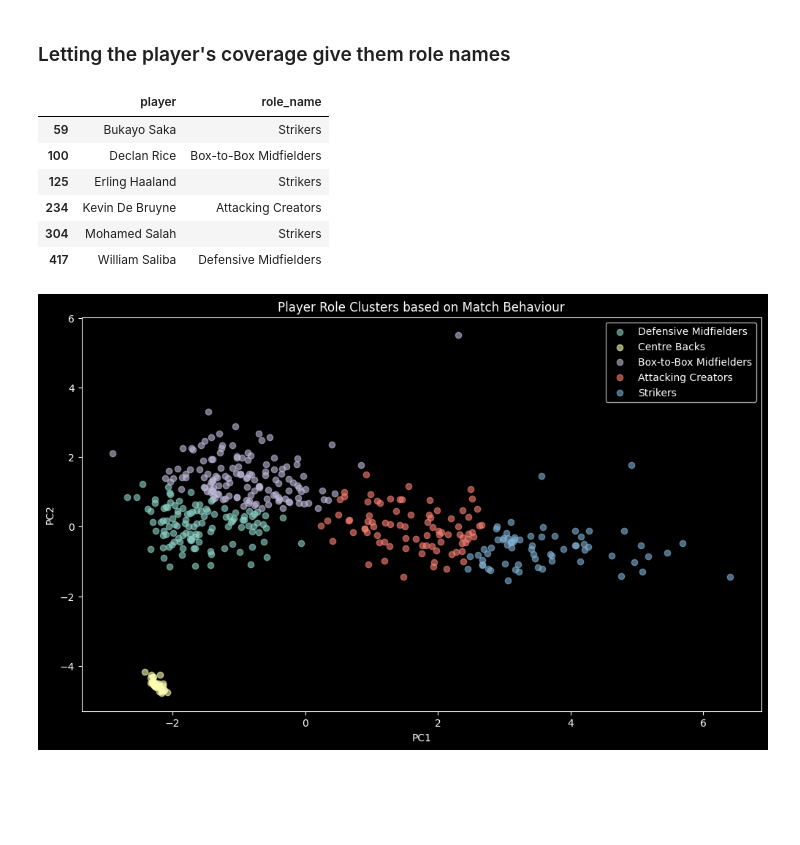
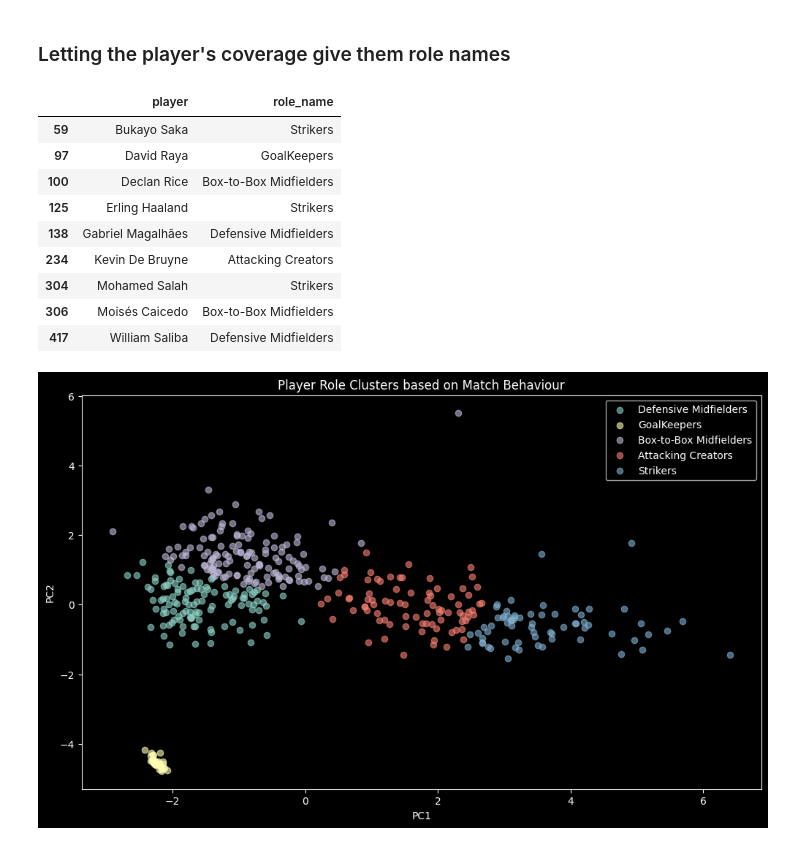
Before and after one commit to Matre5/player-role-profiler, a Jupyter notebook: notebooks/01_player_role_geometry.ipynb, the cells around one changed output. Saved outputs shown, nothing was run; the diff lists cells and outputs as text; code cells hidden in the pictures; blank space fills up the shorter version.

```diff
--- a/notebooks/01_player_role_geometry.ipynb
+++ b/notebooks/01_player_role_geometry.ipynb
@@ -820,7 +820,7 @@ cluster_profile
 role_labels = {
     0: "Attacking Creators",
     1: "Defensive Midfielders",
-    2: "Centre Backs",
+    2: "GoalKeepers",
     3: "Box-to-Box Midfielders",
     4: "Strikers"
 }
@@ -828,20 +828,23 @@ role_labels = {
 pca_df["role_name"] = pca_df["role_cluster"].map(role_labels)
 # %%
 check_players = [
-    "Mohamed Salah", "Erling Haaland", "Rodri",
-    "William Saliba", "Kevin De Bruyne", "Declan Rice", "Bukayo Saka"
+    "Mohamed Salah", "Erling Haaland", "Moisés Caicedo", "Gabriel Magalhães",
+    "William Saliba", "Kevin De Bruyne", "Declan Rice", "Bukayo Saka", "David Raya"
 ]
 
 pca_df[pca_df["player"].isin(check_players)][
     ["player", "role_name"]
 ]
 # %% [output]
 |  | player | role_name |
 | 59 | Bukayo Saka | Strikers |
+| 97 | David Raya | GoalKeepers |
 | 100 | Declan Rice | Box-to-Box Midfielders |
 | 125 | Erling Haaland | Strikers |
+| 138 | Gabriel Magalhães | Defensive Midfielders |
 | 234 | Kevin De Bruyne | Attacking Creators |
 | 304 | Mohamed Salah | Strikers |
+| 306 | Moisés Caicedo | Box-to-Box Midfielders |
 | 417 | William Saliba | Defensive Midfielders |
 # %%
 plt.figure(figsize=(12, 7))
```
Also changed, not shown: parts of 9 cells of this notebook, 17 other files.
